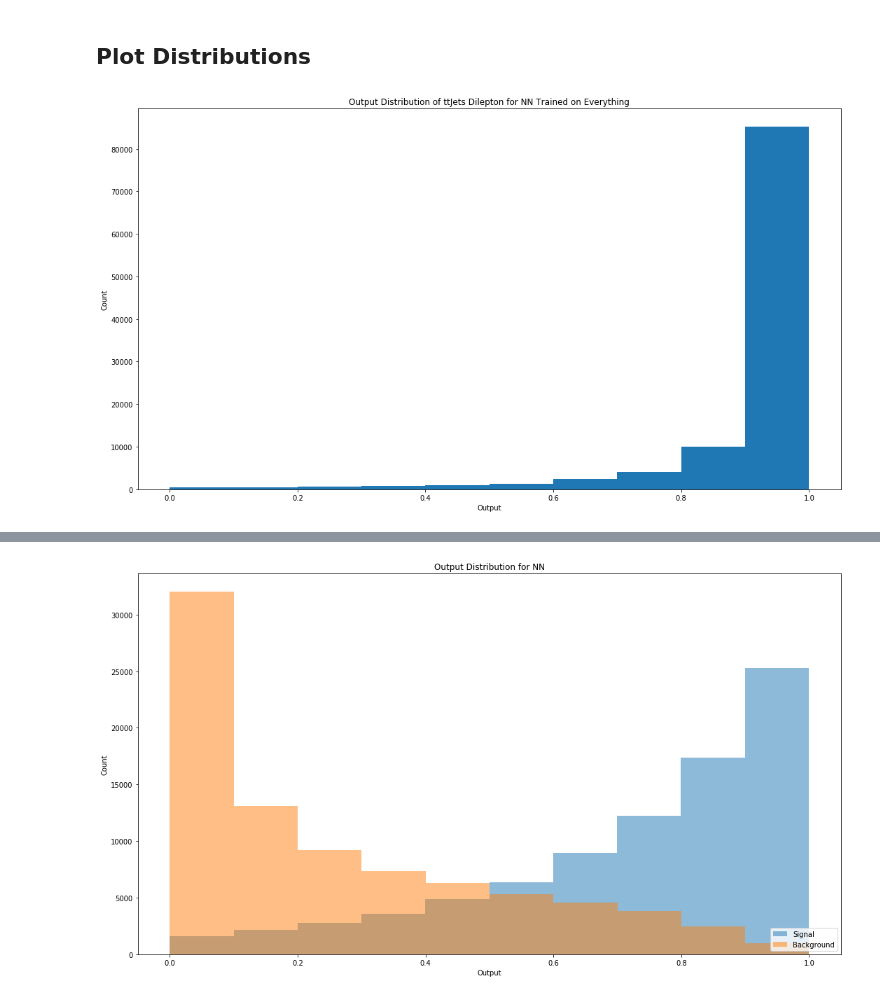
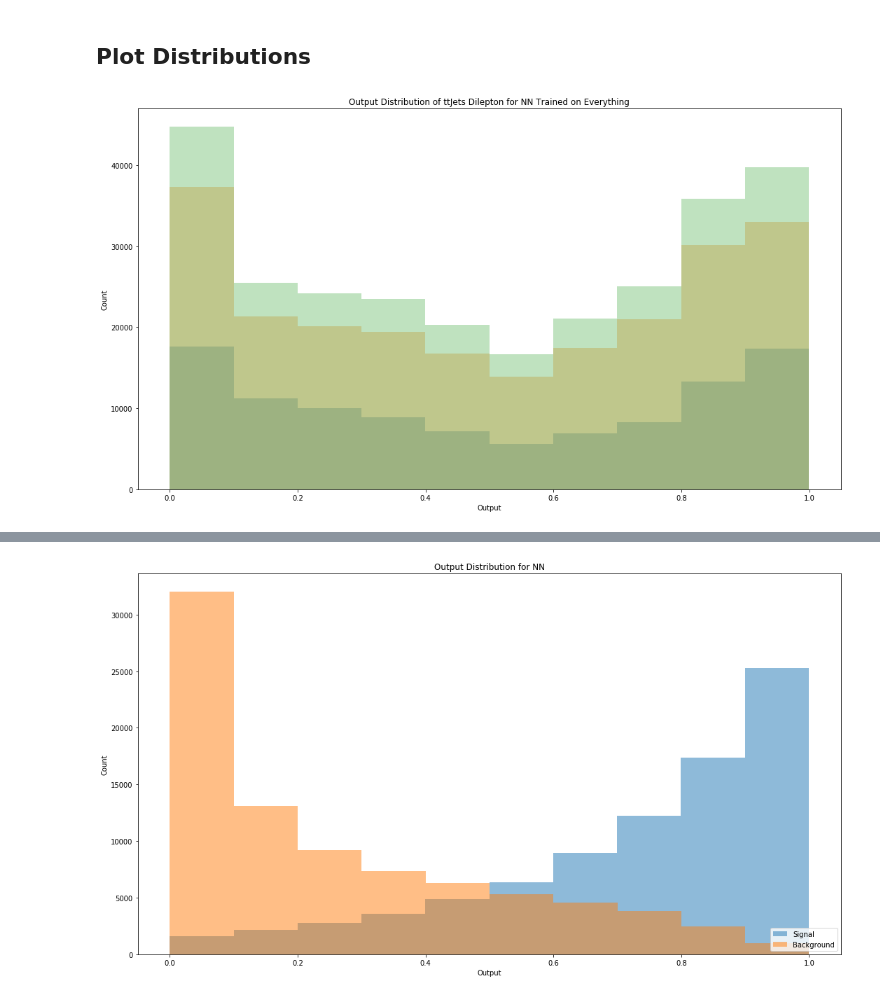
Before and after one commit to mdkdrnevich/DeepHadTopTagger, a Jupyter notebook: model_analysis.ipynb, the cells around one changed output, grey strips where cells are left out. Saved outputs shown, nothing was run; the diff lists cells and outputs as text; code cells hidden in the pictures.

```diff
--- a/model_analysis.ipynb
+++ b/model_analysis.ipynb
@@ -53,3 +65,15 @@ predicted = th.round(discriminant).long()
+# %%
+X, y = bkgd_testset[:]
+X = Variable(X).float()
+# %%
+bkgd_discriminant = net(X).data
+bkgd_predicted = th.round(bkgd_discriminant).long()
+# %%
+X, y = trainset[:]
+X = Variable(X).float()
+# %%
+train_discriminant = net(X).data
+train_predicted = th.round(train_discriminant).long()
 # %% [markdown]
 ## Generate Summary Statistics
 Summary statistics will be calculated using the best cut for each model.
@@ -146,14 +152,16 @@ overlay_roc_curves([{'discriminant': bdt_basic_decision,
 ## Plot Distributions
 # %%
 fig, ax = plt.subplots()
-plt.hist(discriminant.numpy())
+plt.hist(bkgd_discriminant.numpy(), alpha=0.3)
+plt.hist(bkgd_discriminant2.numpy(), alpha=0.3)
+plt.hist(train_discriminant.numpy(), alpha=0.3)
 ax.set_ylabel("Count")
 ax.set_xlabel("Output")
 ax.set_title("Output Distribution of ttJets Dilepton for NN Trained on Everything")
 fig.set_size_inches(18, 10)
 plt.show()
 # %% [output]
-[figure, old version]
+[figure, new version]
 # %%
 def plot_distro(experiments, title="NN"):
     fig, ax = plt.subplots()
```
Also changed, not shown: parts of 13 cells of this notebook, 2 other files.
